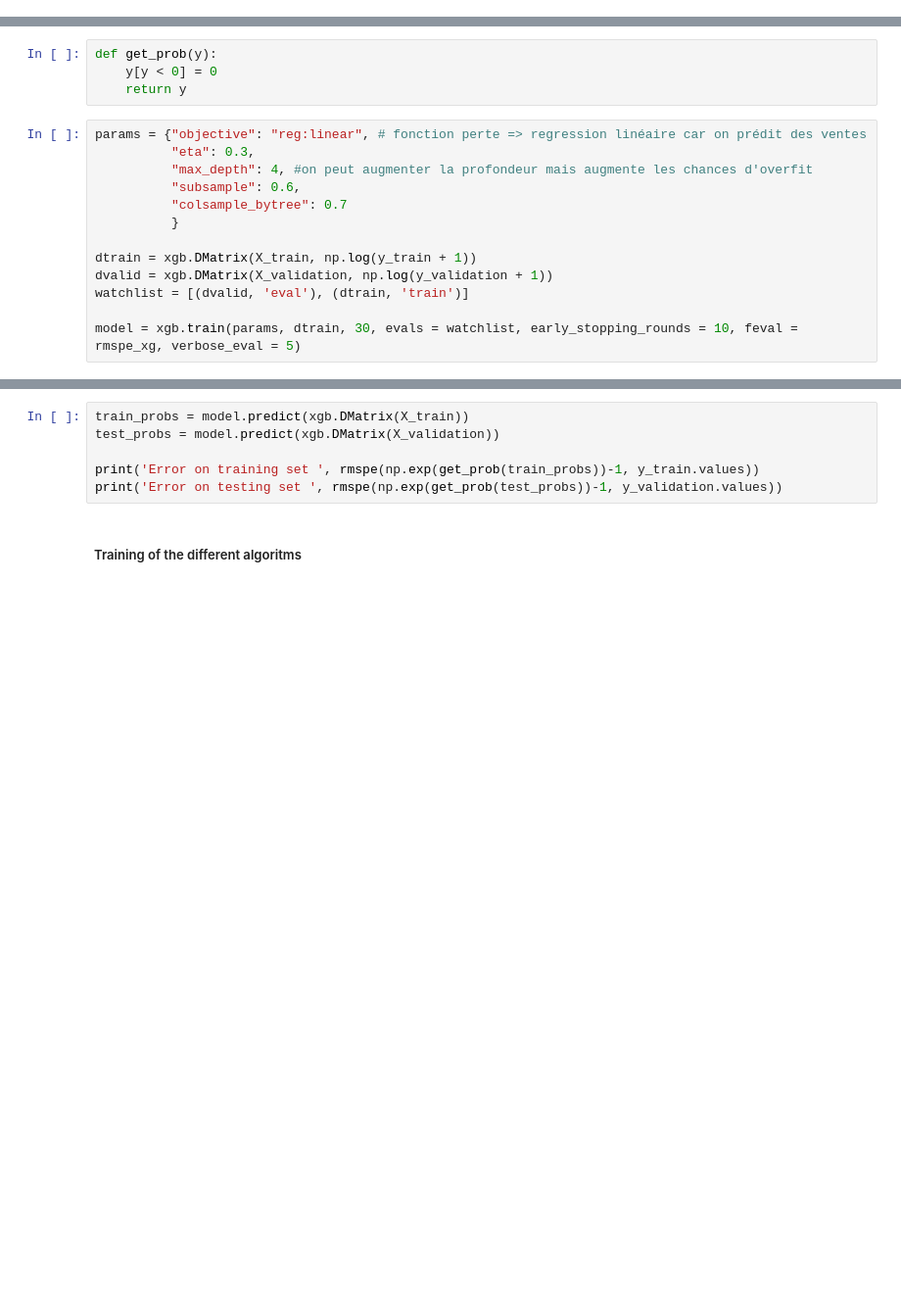
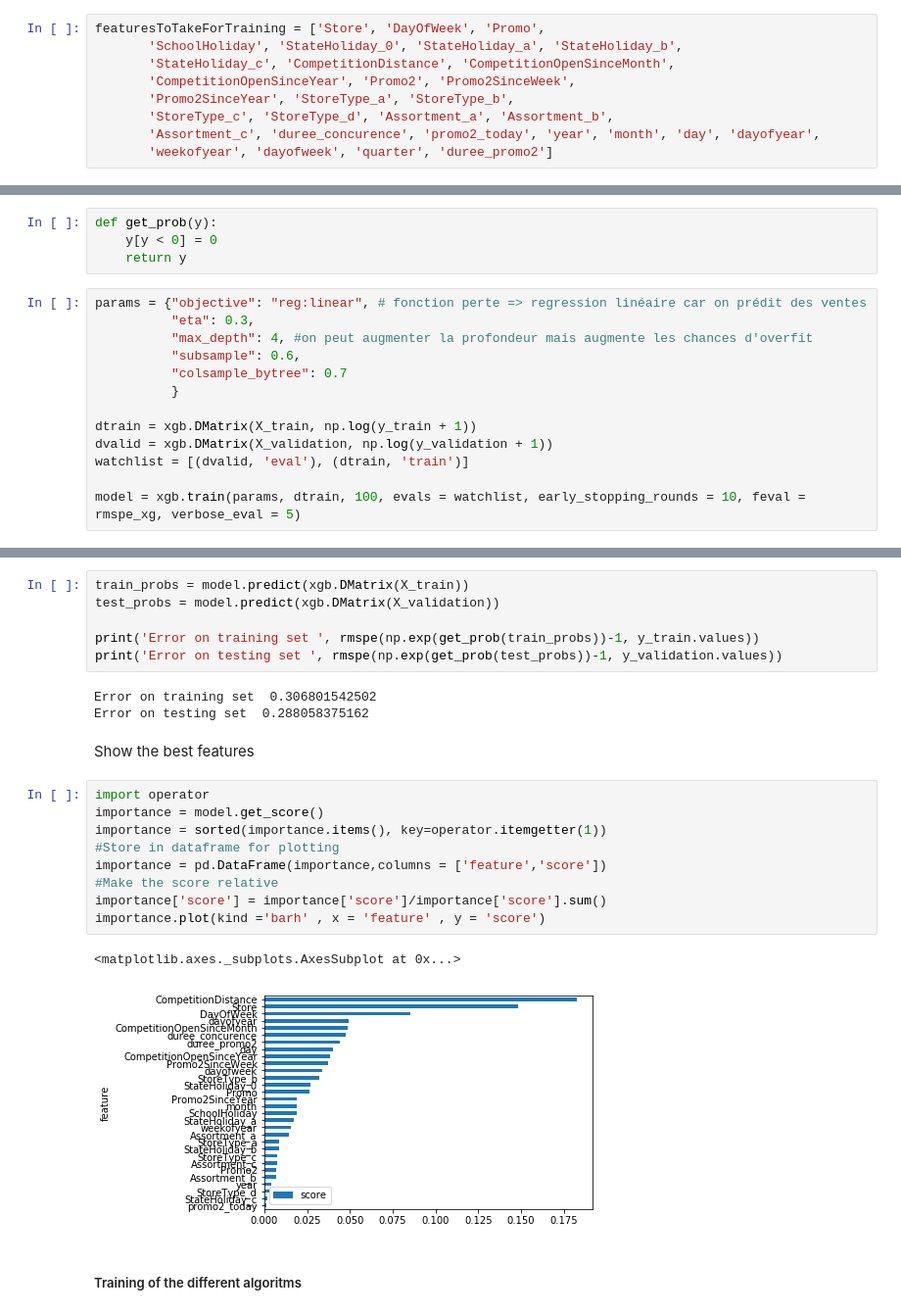
Before and after one commit to aymondebroglie/Rossman_Case, a Jupyter notebook: Baseline.ipynb, the cells around one changed output, grey strips where cells are left out. Shown: that part at 98% size. Cells and saved outputs as stored; diff of their text form; blank space fills up the shorter version.

Commit message:
Ajout du graph des meilleurs features xgboost

```diff
--- a/Baseline.ipynb
+++ b/Baseline.ipynb
@@ -678,3 +641,12 @@ featuresToTakeForTraining = ['Customers', 'Assortment_a', 'Assortment_b', 'Assor
+# %%
+featuresToTakeForTraining = ['Store', 'DayOfWeek', 'Promo',
+       'SchoolHoliday', 'StateHoliday_0', 'StateHoliday_a', 'StateHoliday_b',
+       'StateHoliday_c', 'CompetitionDistance', 'CompetitionOpenSinceMonth',
+       'CompetitionOpenSinceYear', 'Promo2', 'Promo2SinceWeek',
+       'Promo2SinceYear', 'StoreType_a', 'StoreType_b',
+       'StoreType_c', 'StoreType_d', 'Assortment_a', 'Assortment_b',
+       'Assortment_c', 'duree_concurence', 'promo2_today', 'year', 'month', 'day', 'dayofyear',
+       'weekofyear', 'dayofweek', 'quarter', 'duree_promo2']
 # %%
 y_train = Train['Sales']
 y_validation = Validation['Sales']
@@ -792,5 +774,5 @@ dtrain = xgb.DMatrix(X_train, np.log(y_train + 1))
 dvalid = xgb.DMatrix(X_validation, np.log(y_validation + 1))
 watchlist = [(dvalid, 'eval'), (dtrain, 'train')]
 
-model = xgb.train(params, dtrain, 30, evals = watchlist, early_stopping_rounds = 10, feval = rmspe_xg, verbose_eval = 5)
+model = xgb.train(params, dtrain, 100, evals = watchlist, early_stopping_rounds = 10, feval = rmspe_xg, verbose_eval = 5)
 # %% [output]
@@ -810,6 +799,23 @@ test_probs = model.predict(xgb.DMatrix(X_validation))
 
 print('Error on training set ', rmspe(np.exp(get_prob(train_probs))-1, y_train.values))
 print('Error on testing set ', rmspe(np.exp(get_prob(test_probs))-1, y_validation.values))
+# %% [output]
+Error on training set  0.306801542502
+Error on testing set  0.288058375162
+# %% [markdown]
+Show the best features
+# %%
+import operator
+importance = model.get_score()
+importance = sorted(importance.items(), key=operator.itemgetter(1))
+#Store in dataframe for plotting
+importance = pd.DataFrame(importance,columns = ['feature','score'])
+#Make the score relative
+importance['score'] = importance['score']/importance['score'].sum()
+importance.plot(kind ='barh' , x = 'feature' , y = 'score')
+# %% [output]
+<matplotlib.axes._subplots.AxesSubplot at 0x...>
+[figure, added]
 # %% [markdown]
 ##### Training of the different algoritms
 # %%
```
Also changed, not shown: parts of 18 cells of this notebook.
